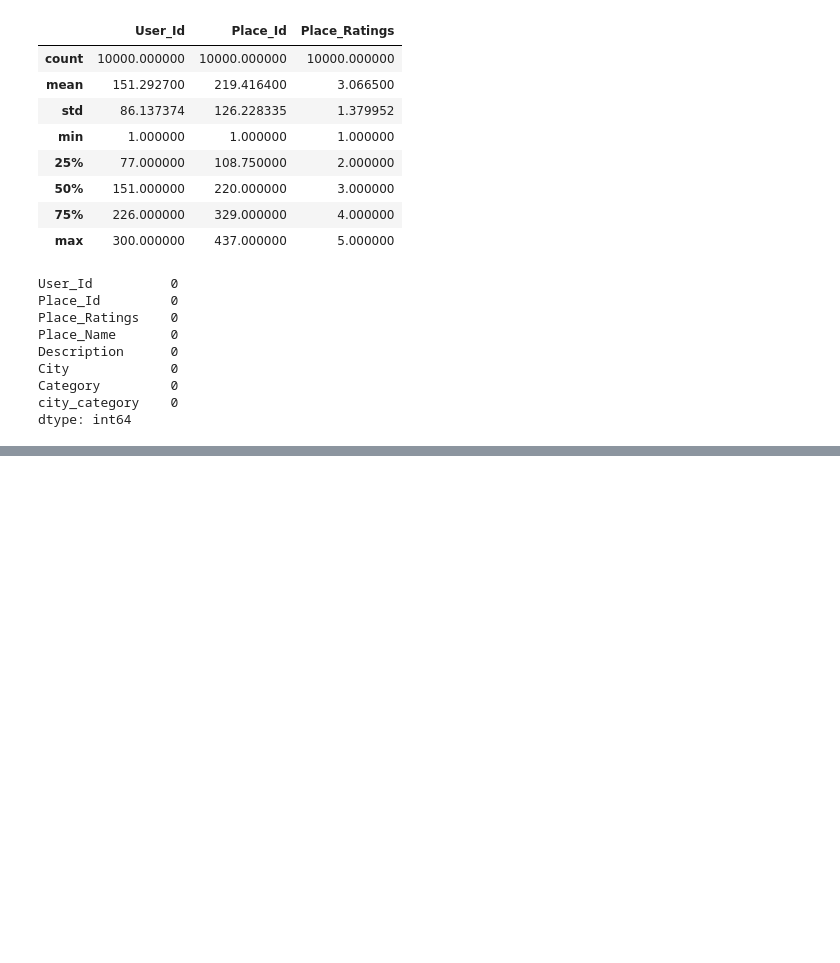
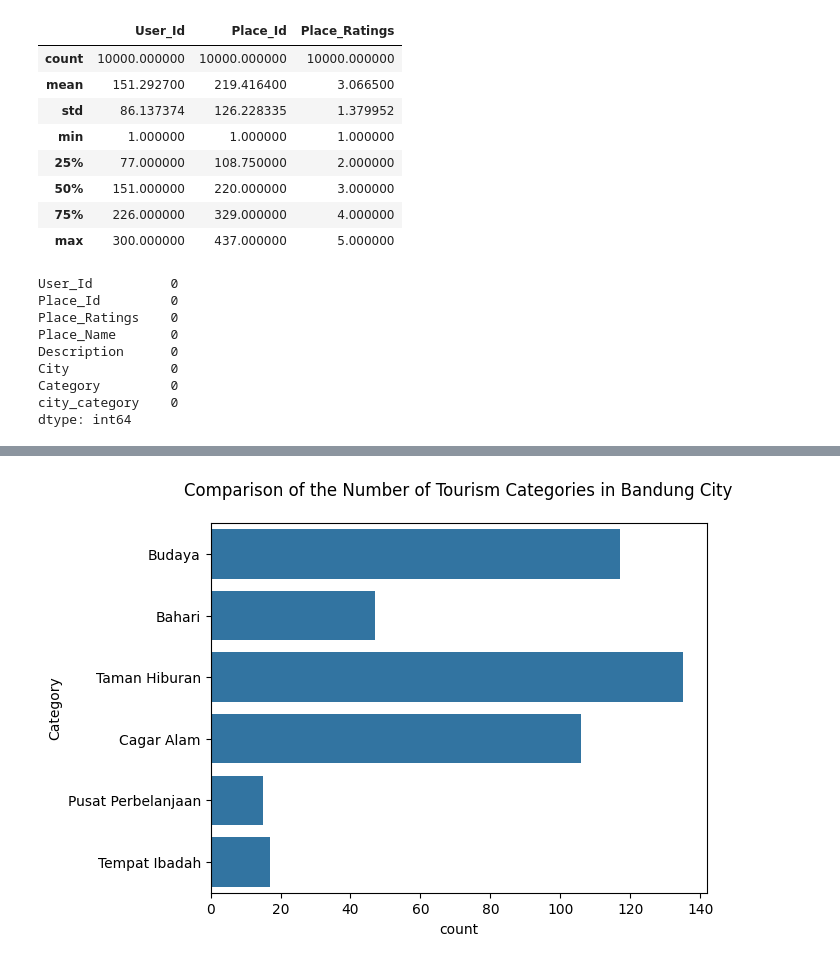
Before and after one commit to BBhavya02/Travel-System, a Jupyter notebook: trs.ipynb, the cells around one changed output, grey strips where cells are left out. Cells and saved outputs as stored; diff of their text form; code cells hidden in the pictures; blank space fills up the shorter version.

```diff
--- a/trs.ipynb
+++ b/trs.ipynb
@@ -205,3 +205,6 @@ City             0
 Category         0
 city_category    0
 dtype: int64
+# %%
+prep = all_tourism.drop_duplicates(subset='Place_Id')
+prep
@@ -207,0 +271,6 @@ dtype: int64
+# %%
+sns.countplot(y='Category', data=prep)
+plt.title('Comparison of the Number of Tourism Categories in Bandung City', pad=20)
+plt.show()
+# %% [output]
+[figure, added]
```
Also changed, not shown: parts of 15 cells of this notebook.
